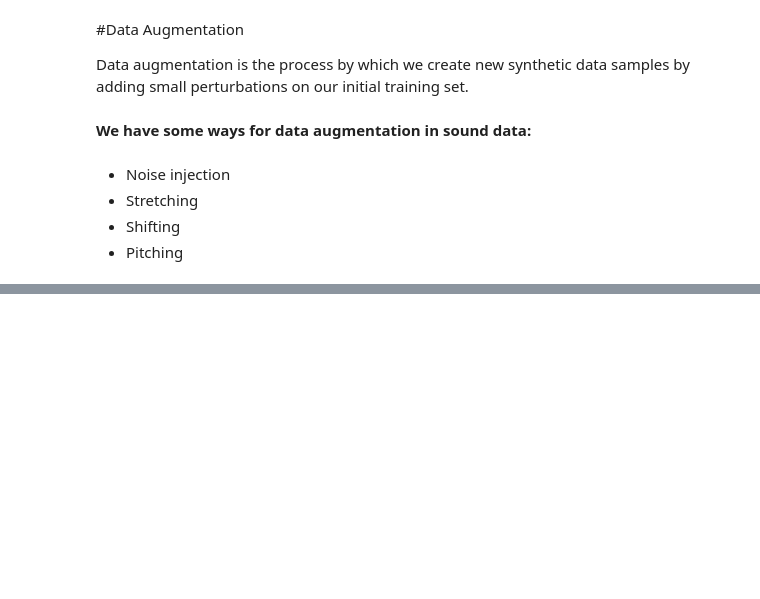
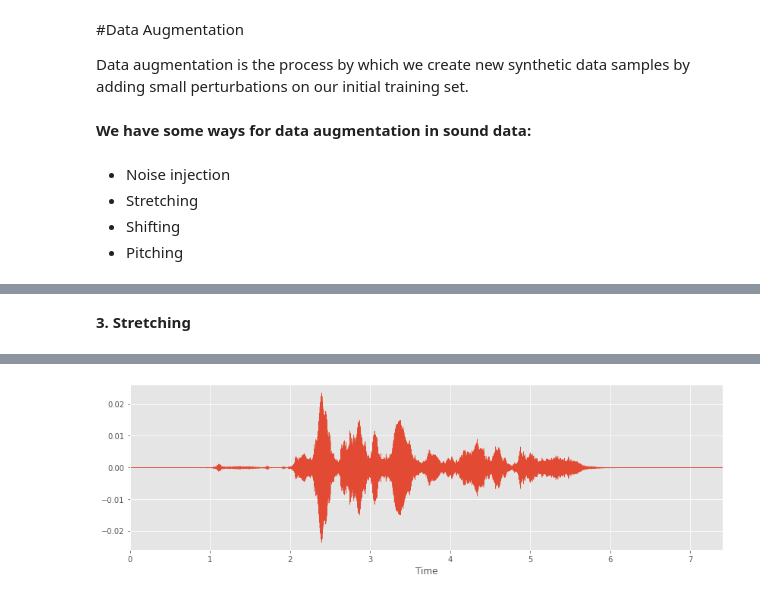
Before and after one commit to rohitrv8922/Speech-Emotion-Recognition, a Jupyter notebook: Speech_Emotion_Recognition.ipynb, the cells around one changed output, grey strips where cells are left out. Drawn from its saved outputs; the diff is of its cells as text; code cells hidden in the pictures; blank space fills up the shorter version.

```diff
--- a/Speech_Emotion_Recognition.ipynb
+++ b/Speech_Emotion_Recognition.ipynb
@@ -291,0 +323,8 @@ def pitch(data, sampling_rate, pitch_factor=0.7, random=False):
+# %% [markdown]
+**3. Stretching**
+# %%
+stretched_data = stretch(data, rate=0.5)
+plt.figure(figsize=(14,4))
+librosa.display.waveplot(y=stretched_data, sr=sampling_rate)
+Audio(stretched_data, rate=sampling_rate)
+# %% [output]
@@ -291,0 +332 @@ def pitch(data, sampling_rate, pitch_factor=0.7, random=False):
+[figure, added]
```
Also changed, not shown: parts of 7 cells of this notebook.
